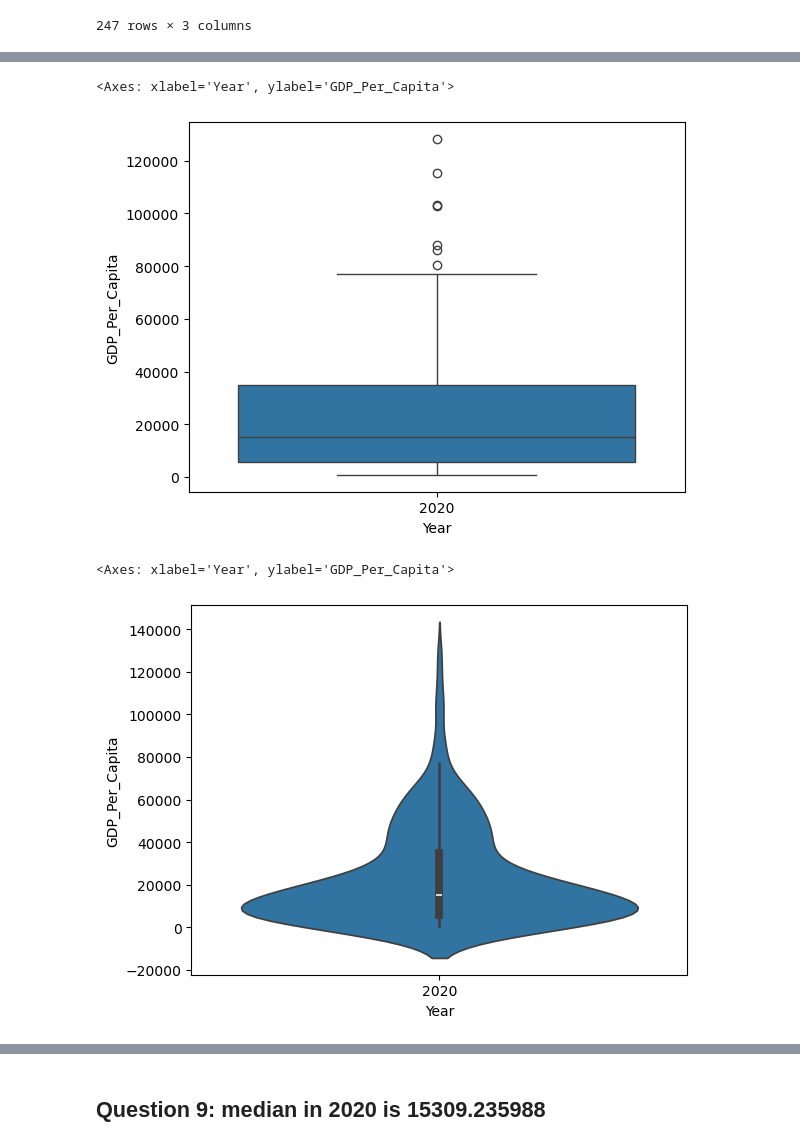
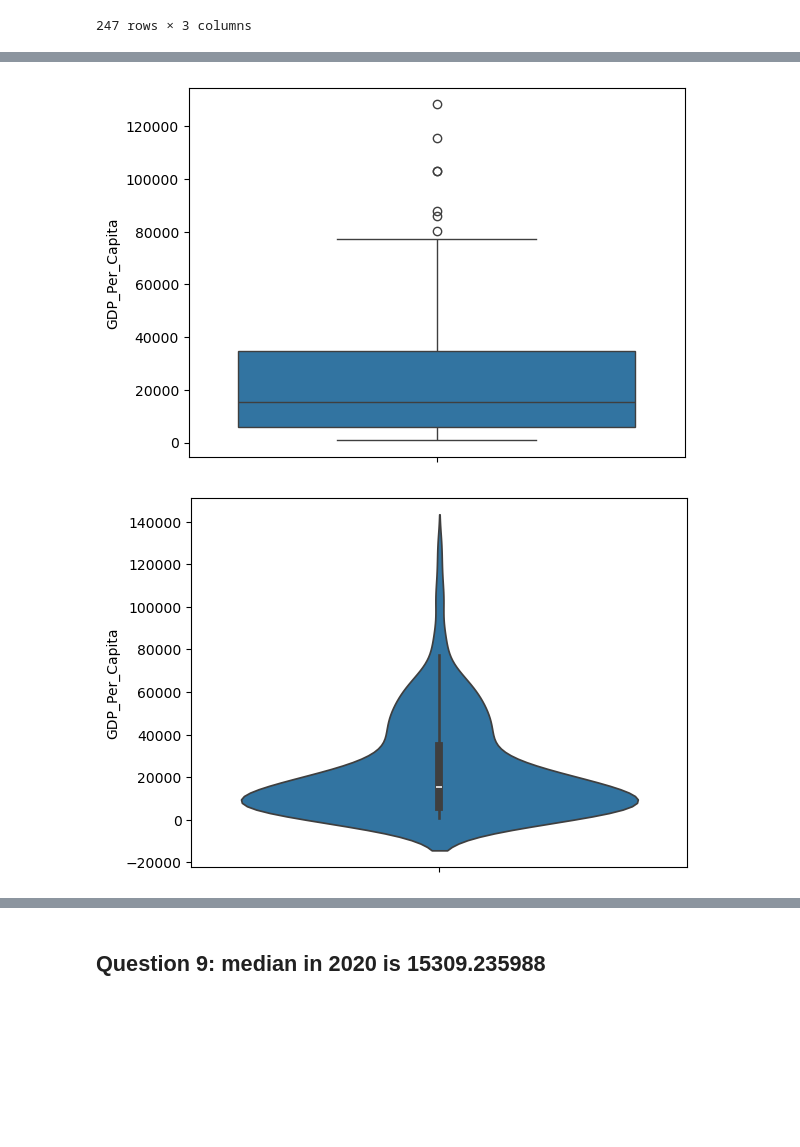
Before and after one commit to NSS-Full-Time-Data-Analytics-16/un-project-JLRoselle, a Jupyter notebook: notebooks/UN_Project.ipynb, the cells around one changed output, grey strips where cells are left out. Saved outputs shown, nothing was run; the diff lists cells and outputs as text; code cells hidden in the pictures; blank space fills up the shorter version.

```diff
--- a/notebooks/UN_Project.ipynb
+++ b/notebooks/UN_Project.ipynb
@@ -199,14 +199,12 @@ sns.kdeplot(gdp2020['GDP_Per_Capita'])
 [figure]
 # %%
 ##boxplot
-sns.boxplot(x=gdp2020["Year"], y=gdp2020["GDP_Per_Capita"])
+sns.boxplot(y=gdp2020["GDP_Per_Capita"]);
 # %% [output]
-<Axes: xlabel='Year', ylabel='GDP_Per_Capita'>
-[figure, old version]
+[figure, new version]
 # %%
 ##violin chart
-sns.violinplot(x=gdp2020['Year'], y=gdp2020['GDP_Per_Capita'])
+sns.violinplot(y=gdp2020['GDP_Per_Capita']);
 # %% [output]
-<Axes: xlabel='Year', ylabel='GDP_Per_Capita'>
-[figure, old version]
+[figure, new version]
 # %%
```
Also changed, not shown: parts of 27 cells of this notebook.
